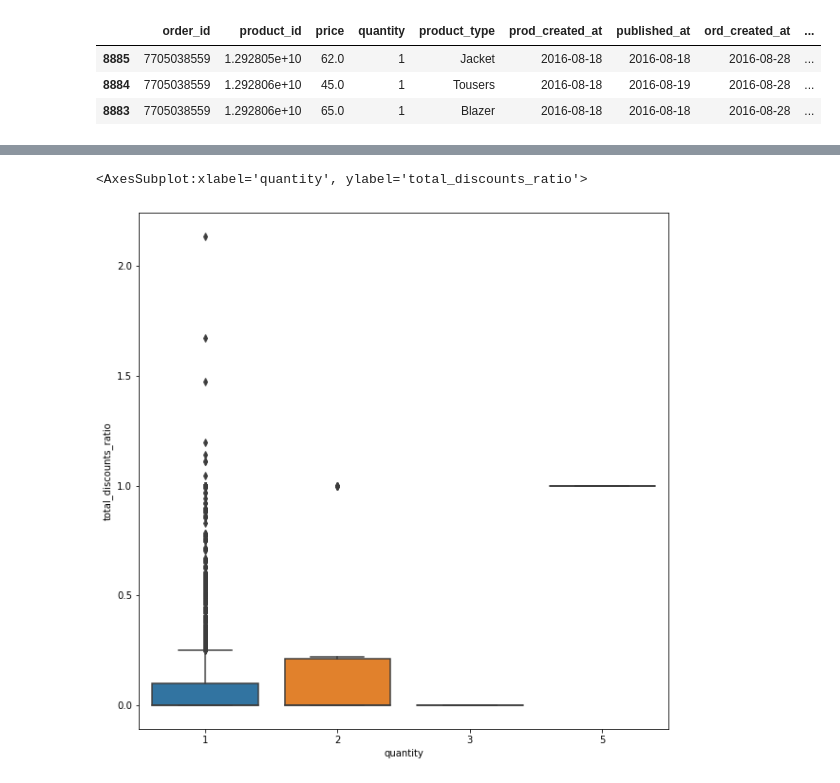
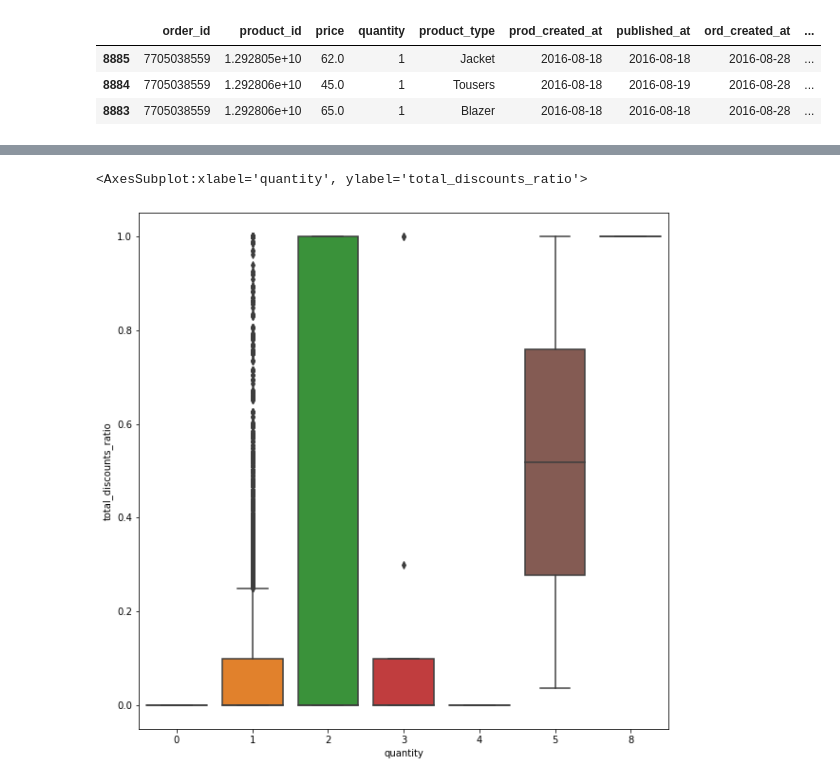
Before and after one commit to ryq99/Use_Case_Backlogs, a Jupyter notebook: ecommerce-project.ipynb, the cells around one changed output, grey strips where cells are left out. Cells and saved outputs as stored; diff of their text form; code cells hidden in the pictures.

```diff
--- a/ecommerce-project.ipynb
+++ b/ecommerce-project.ipynb
@@ -216,10 +180,10 @@ orders
 # %%
 # 3. How’s the sales of different products with discount? Does the discount promote sales?
-prod_order['total_discounts_ratio'] = np.round(prod_order['total_discounts'] / prod_order['total_line_items_price'], 4)
+prod_order['total_discounts_ratio'] = np.round((prod_order['total_line_items_price'] - prod_order['subtotal_price']) / prod_order['total_line_items_price'], 4)
 
 # In general
 plt.figure(figsize=(10, 10))
 sns.boxplot(data=prod_order, y='total_discounts_ratio', x='quantity')
 # %% [output]
 <AxesSubplot:xlabel='quantity', ylabel='total_discounts_ratio'>
-[figure, old version]
+[figure, new version]
```
Also changed, not shown: parts of 5 cells of this notebook.
